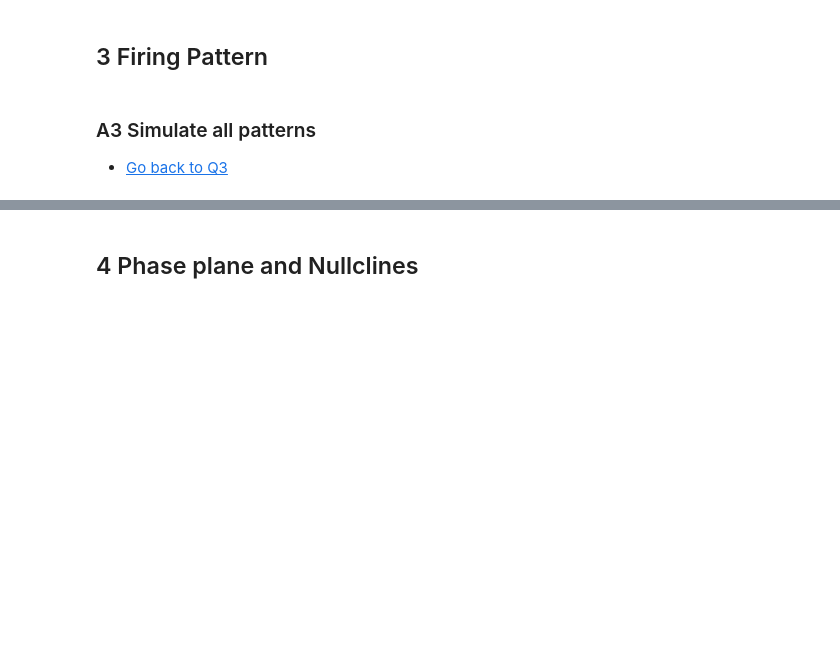
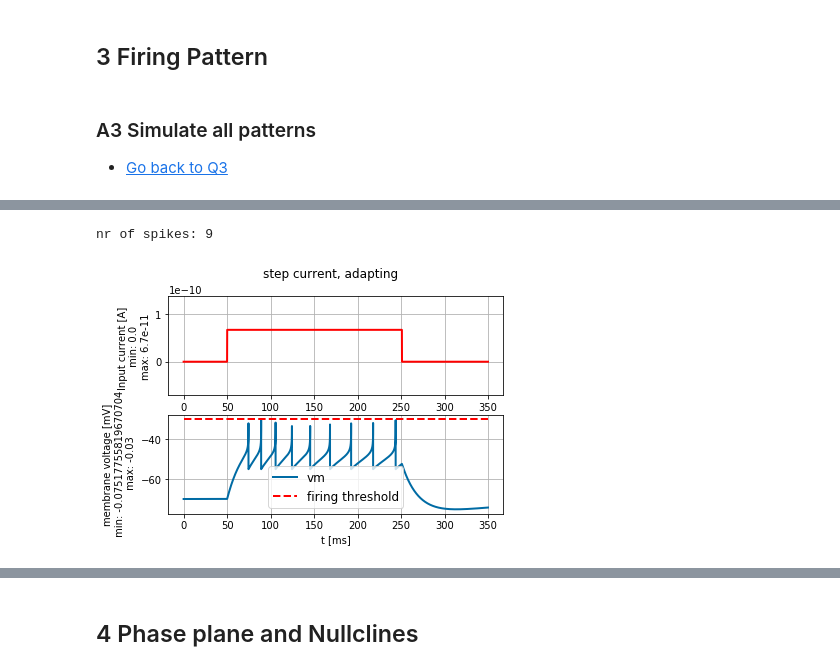
Before and after one commit to RobbeDeMuynck/CN_practicals, a Jupyter notebook: Module 1/Module1_Ex2_XX.ipynb, the cells around one changed output, grey strips where cells are left out. Cells and saved outputs as stored; diff of their text form; code cells hidden in the pictures; blank space fills up the shorter version.

```diff
--- a/Module 1/Module1_Ex2_XX.ipynb
+++ b/Module 1/Module1_Ex2_XX.ipynb
@@ -448,0 +459,24 @@ Your answer here
+# %%
+#Adapting
+MEMBRANE_TIME_SCALE_tau_m = 20 * b2.ms
+ADAPTATION_VOLTAGE_COUPLING_a = 0.0 * b2.nS
+ADAPTATION_TIME_CONSTANT_tau_w = 100.0 * b2.ms
+SPIKE_TRIGGERED_ADAPTATION_INCREMENT_b = 5.0 * b2.pA
+V_RESET = -55.0 * b2.mV
+
+I = input_factory.get_step_current(50, 250, b2.ms, 67*b2.pA)
+simulation_duration = 350 * b2.ms
+state_monitor, spike_monitor = AdEx.simulate_AdEx_neuron(
+        tau_m=MEMBRANE_TIME_SCALE_tau_m,
+        v_reset=V_RESET,
+        a=ADAPTATION_VOLTAGE_COUPLING_a,
+        b=SPIKE_TRIGGERED_ADAPTATION_INCREMENT_b,
+        tau_w=ADAPTATION_TIME_CONSTANT_tau_w,
+        I_stim=I, simulation_time=simulation_duration)
+plot_tools.plot_voltage_and_current_traces(
+    state_monitor, I,title="step current, adapting",
+    firing_threshold=exp_IF.FIRING_THRESHOLD_v_spike)
+print("nr of spikes: {}".format(spike_monitor.count[0]))
+# %% [output]
+nr of spikes: 9
+[figure, added]
```
Also changed, not shown: parts of 15 cells of this notebook.
